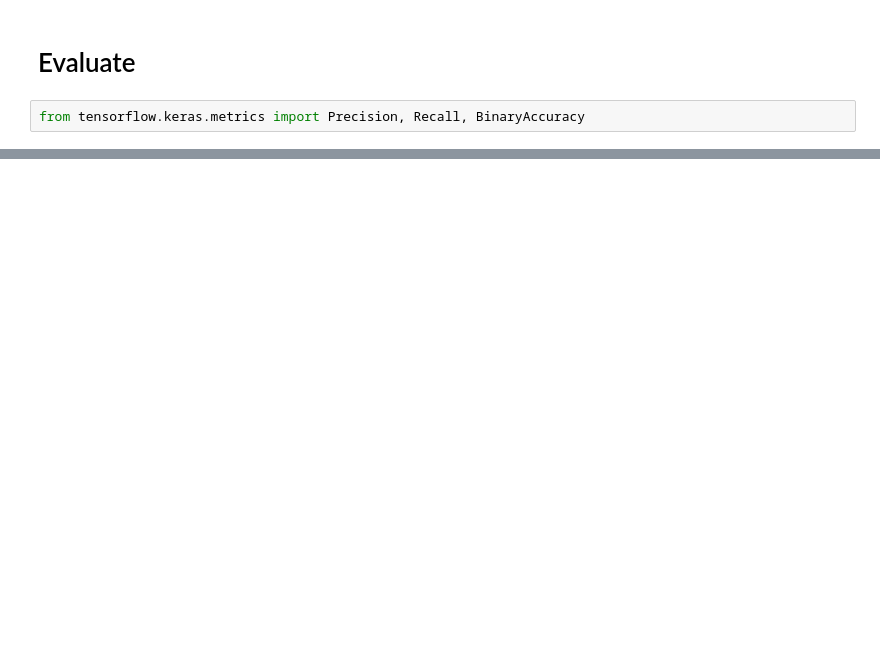
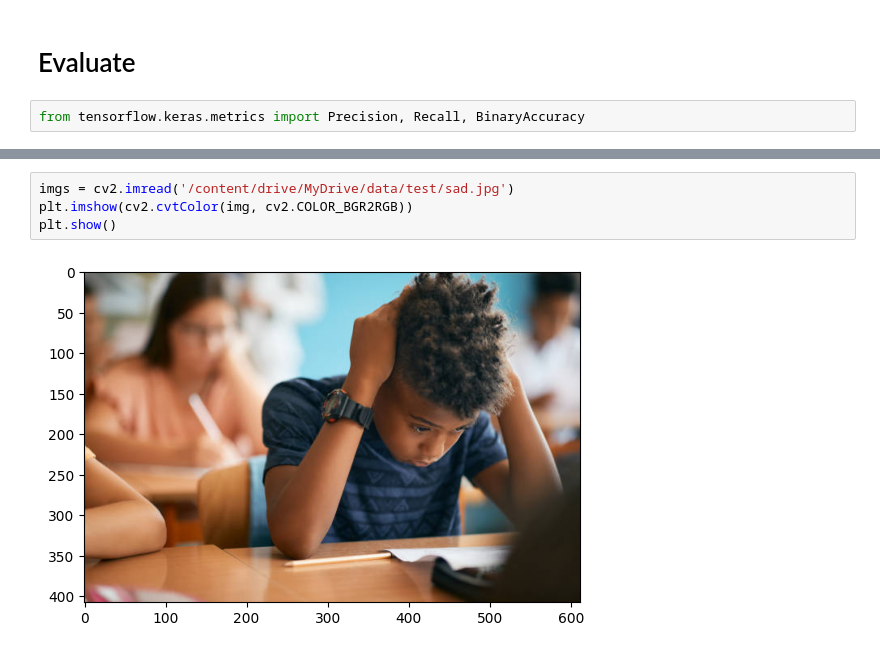
Before and after one commit to Francisroyce/Data-Science-ProjectPortfolio, a Jupyter notebook: end_to_end_image_classifier.ipynb, the cells around one changed output, grey strips where cells are left out. Cells and saved outputs as stored; diff of their text form; blank space fills up the shorter version.

```diff
--- a/end_to_end_image_classifier.ipynb
+++ b/end_to_end_image_classifier.ipynb
@@ -481,0 +565,6 @@ from tensorflow.keras.metrics import Precision, Recall, BinaryAccuracy
+# %%
+imgs = cv2.imread('/content/drive/MyDrive/data/test/sad.jpg')
+plt.imshow(cv2.cvtColor(img, cv2.COLOR_BGR2RGB))
+plt.show()
+# %% [output]
+[figure, added]
```
Also changed, not shown: parts of 33 cells of this notebook.
